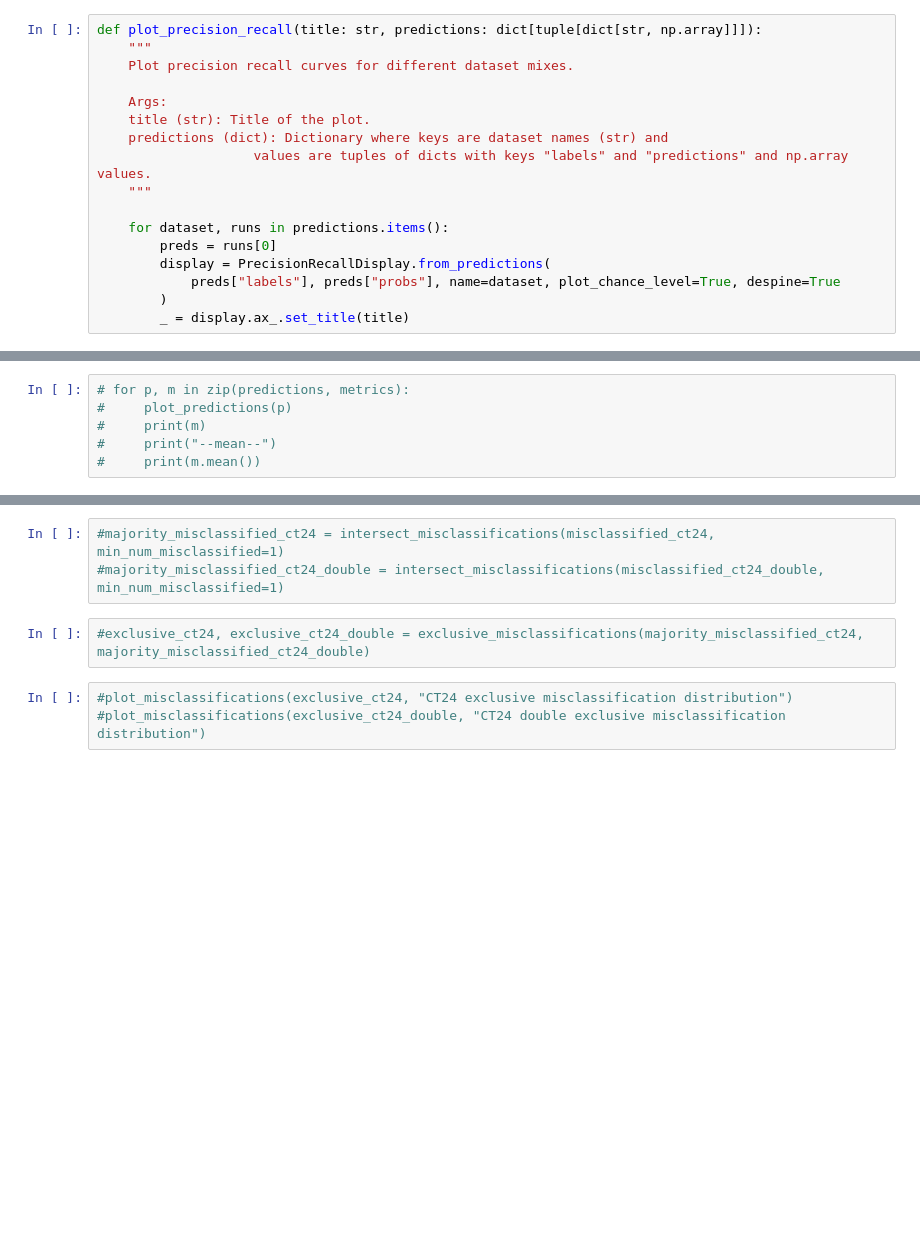
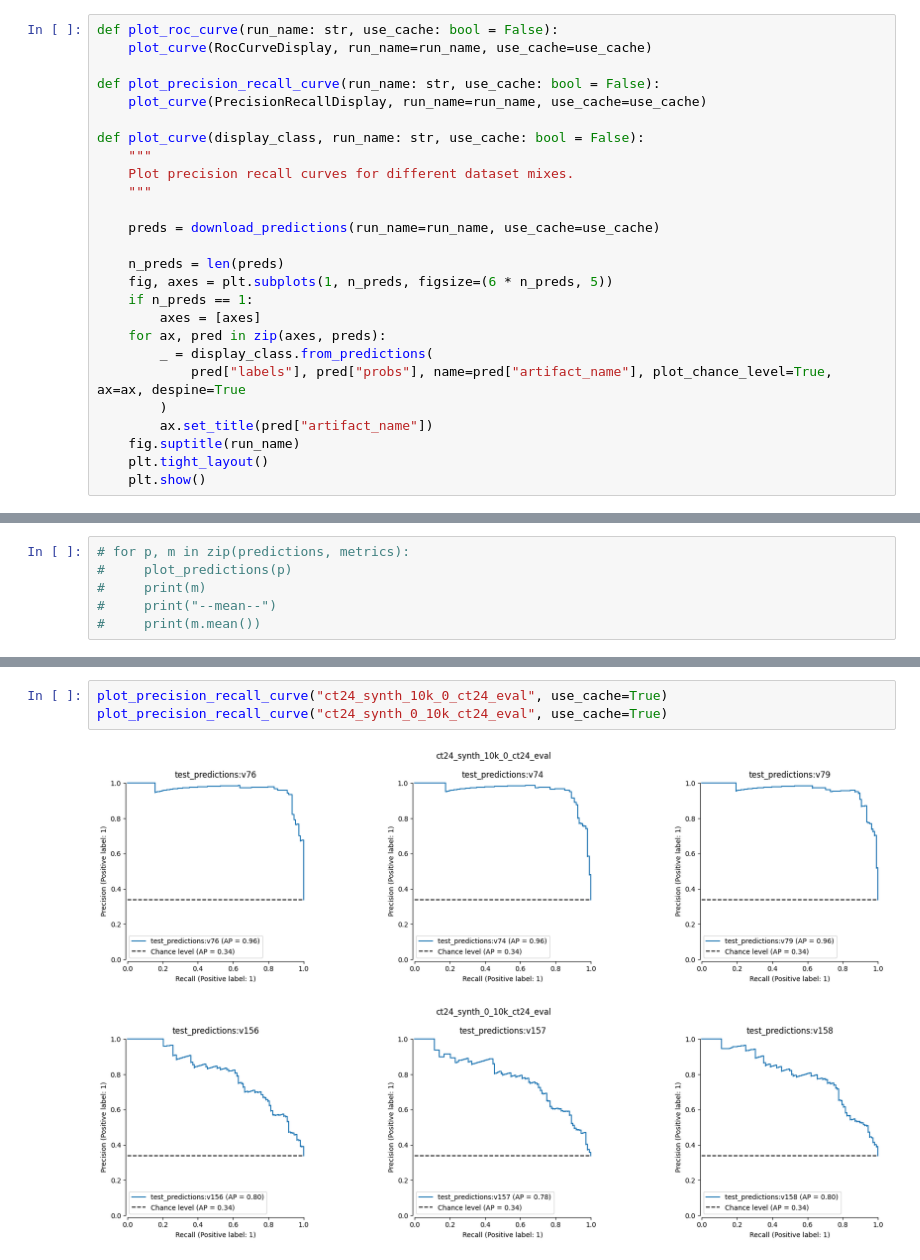
Before and after one commit to BashPrince/thesis, a Jupyter notebook: analysis/analysis.ipynb, the cells around one changed output, grey strips where cells are left out. Saved outputs shown, nothing was run; the diff lists cells and outputs as text; blank space fills up the shorter version.

```diff
--- a/analysis/analysis.ipynb
+++ b/analysis/analysis.ipynb
@@ -206,20 +255,29 @@ def strip_plot_f1(title: str, metric_data: dict, metric_name: str):
     plt.tight_layout()
     plt.show()
 # %%
-def plot_precision_recall(title: str, predictions: dict[tuple[dict[str, np.array]]]):
+def plot_roc_curve(run_name: str, use_cache: bool = False):
+    plot_curve(RocCurveDisplay, run_name=run_name, use_cache=use_cache)
+
+def plot_precision_recall_curve(run_name: str, use_cache: bool = False):
+    plot_curve(PrecisionRecallDisplay, run_name=run_name, use_cache=use_cache)
+
+def plot_curve(display_class, run_name: str, use_cache: bool = False):
     """
     Plot precision recall curves for different dataset mixes.
-
-    Args:
-    title (str): Title of the plot.
-    predictions (dict): Dictionary where keys are dataset names (str) and
-                    values are tuples of dicts with keys "labels" and "predictions" and np.array values.
     """
 
-    for dataset, runs in predictions.items():
-        preds = runs[0]
-        display = PrecisionRecallDisplay.from_predictions(
-            preds["labels"], preds["probs"], name=dataset, plot_chance_level=True, despine=True
+    preds = download_predictions(run_name=run_name, use_cache=use_cache)
+
+    n_preds = len(preds)
+    fig, axes = plt.subplots(1, n_preds, figsize=(6 * n_preds, 5))
+    if n_preds == 1:
+        axes = [axes]
+    for ax, pred in zip(axes, preds):
+        _ = display_class.from_predictions(
+            pred["labels"], pred["probs"], name=pred["artifact_name"], plot_chance_level=True, ax=ax, despine=True
         )
-        _ = display.ax_.set_title(title)
+        ax.set_title(pred["artifact_name"])
+    fig.suptitle(run_name)
+    plt.tight_layout()
+    plt.show()
 # %%
@@ -754,8 +654,6 @@ misclassified_synth_test[0]
-# %%
-#majority_misclassified_ct24 = intersect_misclassifications(misclassified_ct24, min_num_misclassified=1)
-#majority_misclassified_ct24_double = intersect_misclassifications(misclassified_ct24_double, min_num_misclassified=1)
-# %%
-#exclusive_ct24, exclusive_ct24_double = exclusive_misclassifications(majority_misclassified_ct24, majority_misclassified_ct24_double)
-# %%
-#plot_misclassifications(exclusive_ct24, "CT24 exclusive misclassification distribution")
-#plot_misclassifications(exclusive_ct24_double, "CT24 double exclusive misclassification distribution")
+# %%
+plot_precision_recall_curve("ct24_synth_10k_0_ct24_eval", use_cache=True)
+plot_precision_recall_curve("ct24_synth_0_10k_ct24_eval", use_cache=True)
+# %% [output]
+[figure, added]
+[figure, added]
```
Also changed, not shown: parts of 23 cells of this notebook, 16 other files.
